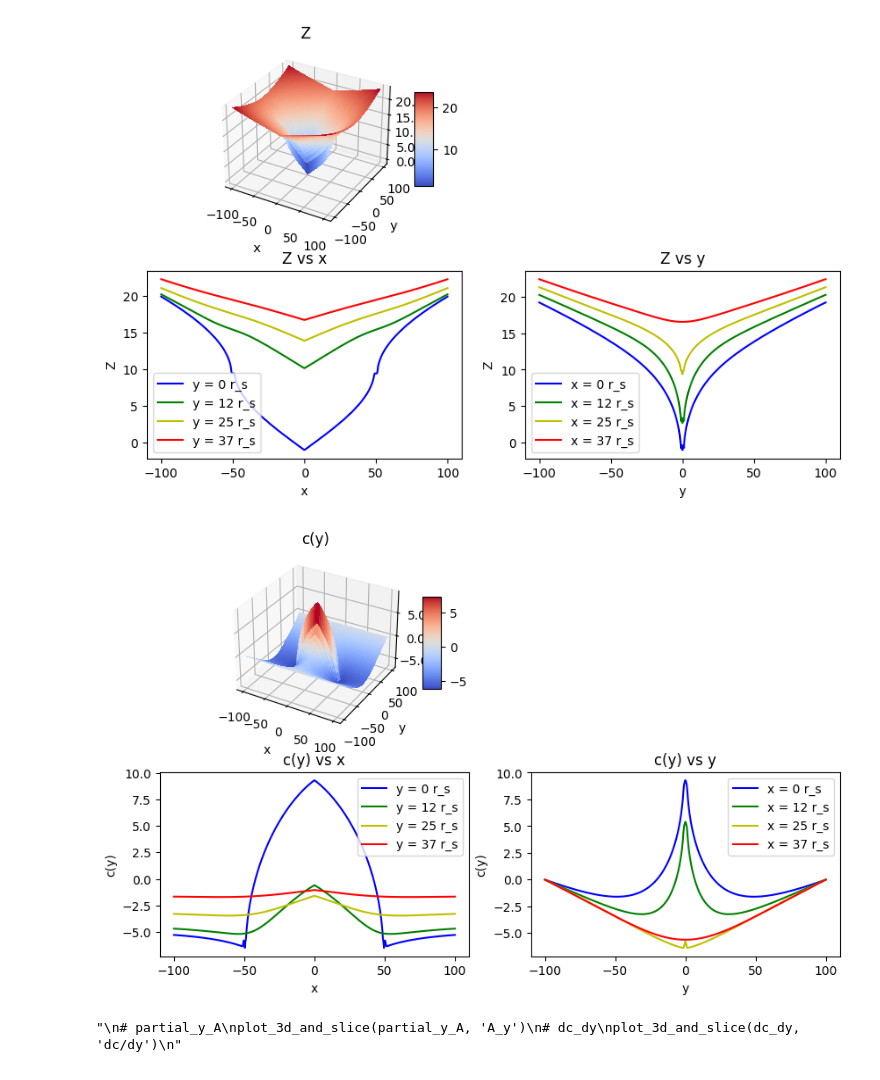
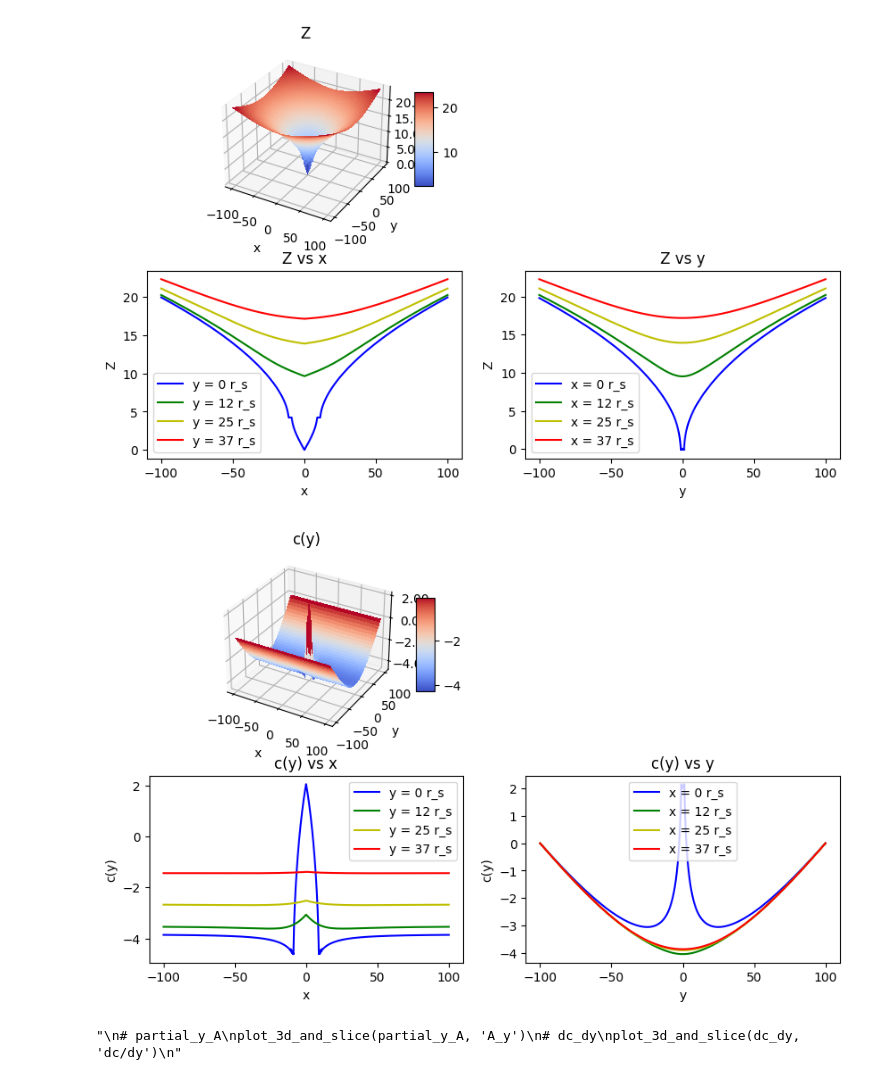
Before and after one commit to NagisaKanno/Embedding-PDE-beta, a Jupyter notebook: binary.ipynb, the cells around one changed output. Drawn from its saved outputs; the diff is of its cells as text; code cells hidden in the pictures.

```diff
--- a/binary.ipynb
+++ b/binary.ipynb
@@ -5,10 +5,13 @@ from matplotlib import cm
 from scipy.integrate import cumulative_trapezoid
 from scipy.integrate import trapezoid
 
+'''
+Schwarzschild: Binary case
+'''
 
 ### metric
 # Binary BH
-x0 = 50
+x0 = 10
 def g_xx(x, y):
     r1 = np.sqrt((x-x0)**2 + y**2)
     r2 = np.sqrt((x+x0)**2 + y**2)
@@ -35,7 +38,7 @@ def partial_y_Z(x, y):
 rs = 1
 x_start, x_end = -100*rs, 100*rs
 y_start, y_end = -100*rs, 100*rs
-n_steps = 500
+n_steps = 5000
 # coordinates
 x_axis = np.linspace(x_start, x_end, n_steps)
 y_axis = np.linspace(y_start, y_end, n_steps)
@@ -131,3 +134,3 @@ plot_3d_and_slice(dc_dy, 'dc/dy')
-[figure, old version]
+[figure, new version]
-[figure, old version]
+[figure, new version]
 "\n# partial_y_A\nplot_3d_and_slice(partial_y_A, 'A_y')\n# dc_dy\nplot_3d_and_slice(dc_dy, 'dc/dy')\n"
```
Also changed, not shown: parts of 1 cell of this notebook, 4 other files.
